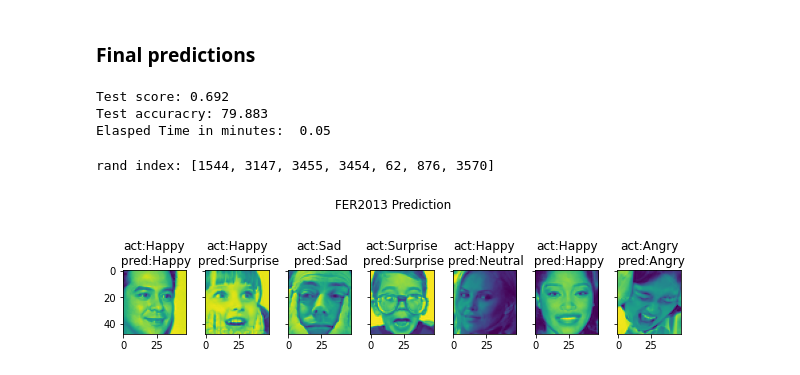
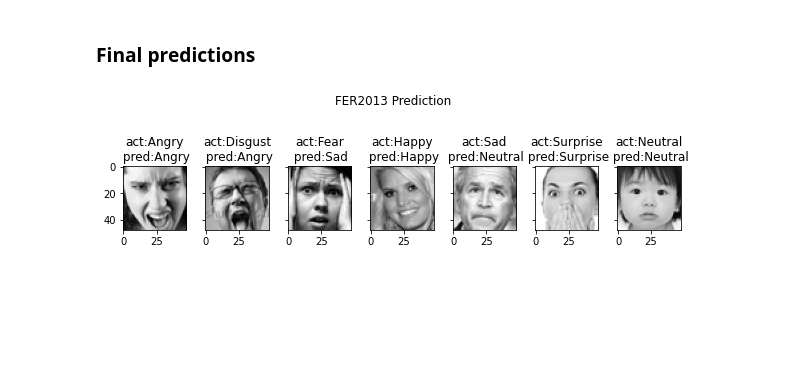
Before and after one commit to uninstallit/ATI736, a Jupyter notebook: Final/cnn.ipynb, the cells around one changed output. Cells and saved outputs as stored; diff of their text form; code cells hidden in the pictures; blank space fills up the shorter version.

```diff
--- a/Final/cnn.ipynb
+++ b/Final/cnn.ipynb
@@ -193,36 +193,26 @@ plot_confusion_matrix(confusion_mtx, classes = emotions)
 # %%
 start = time.time()
-save_model = load_model(data+'/final_cnn_model.h5')
 score, acc = save_model.evaluate(X_test, y_test, verbose=0)
 print('Test score: %.3f'% score)
 print('Test accuracry: %.3f' % (acc * 100.0))
 print('Elasped Time in minutes:  %.2f' % ((time.time() - start)/60))
-# %% [output]
-Test score: 0.692
-Test accuracry: 79.883
-Elasped Time in minutes:  0.05
 # %%
-# Predict
-random.seed(25)
-rands = random.sample(range(0, 3588), 7)
-print('rand index:', rands)
-
+rands = [2082, 496, 1621, 3404, 3273, 687, 751]
 # Plot
 fig, (ax1, ax2, ax3, ax4, ax5, ax6, ax7) = plt.subplots(1, 7, sharex=True,sharey=True,figsize=(10, 3))
 axs=(ax1, ax2, ax3, ax4, ax5, ax6, ax7)
 plt.subplots_adjust(wspace=0.3)
 fig.suptitle('FER2013 Prediction')
 
 for i, index in enumerate(rands):
   # predict
   x = np.array([X_test[index]])
   pred_x = np.argmax(save_model.predict(x))
 
-  axs[i].imshow(X_test[index][:,:,0])
+  axs[i].imshow(X_test[index][:,:,0], cmap=plt.cm.gray)
   e_id = np.argmax(y_test[index])
   axs[i].set_title('act:{}\n pred:{}'.format(emotions[e_id], emotions[pred_x]) )
 
 plt.show()
 # %% [output]
-rand index: [1544, 3147, 3455, 3454, 62, 876, 3570]
-[figure, old version]
+[figure, new version]
```
Also changed, not shown: parts of 5 cells of this notebook.
